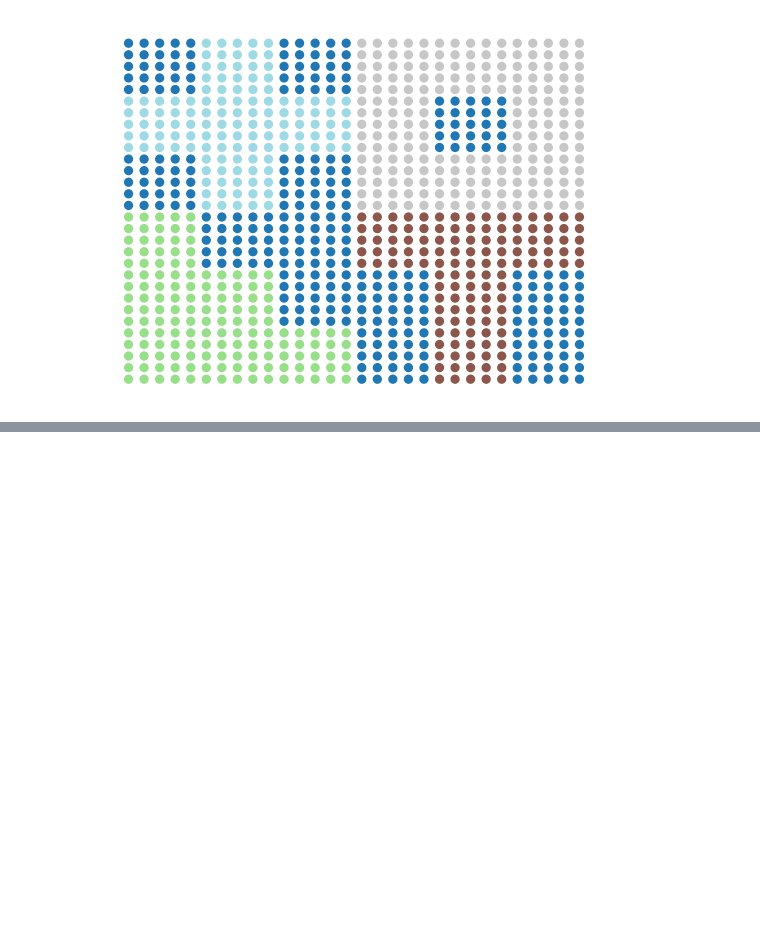
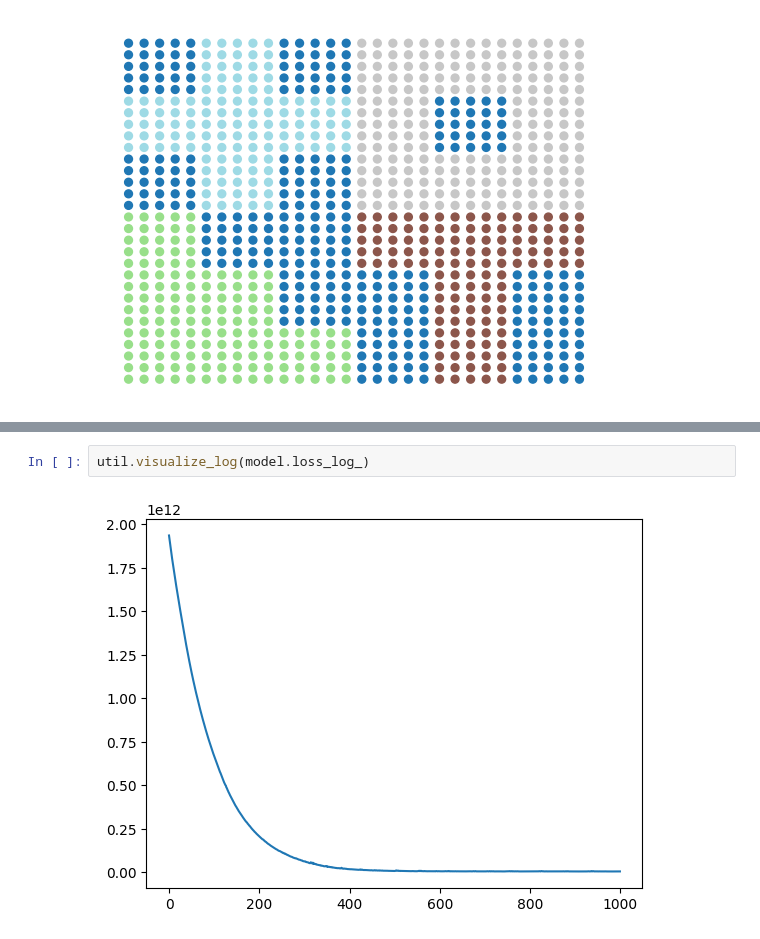
Before and after one commit to craigfouts/NeuralTopicModels, a Jupyter notebook: sandbox.ipynb, the cells around one changed output, grey strips where cells are left out. Saved outputs shown, nothing was run; the diff lists cells and outputs as text; blank space fills up the shorter version.

```diff
--- a/sandbox.ipynb
+++ b/sandbox.ipynb
@@ -28,0 +149,4 @@ class Decoder(nn.Module):
+# %%
+util.visualize_log(model.loss_log_)
+# %% [output]
+[figure, added]
```
Also changed, not shown: parts of 9 cells of this notebook, 1 other file.
